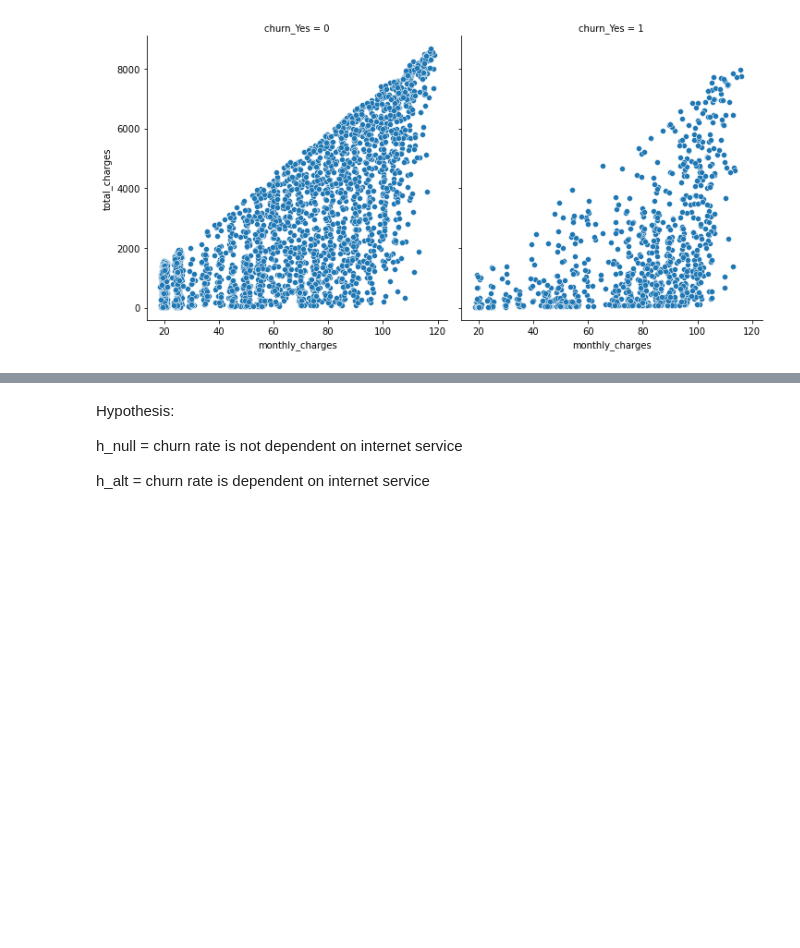
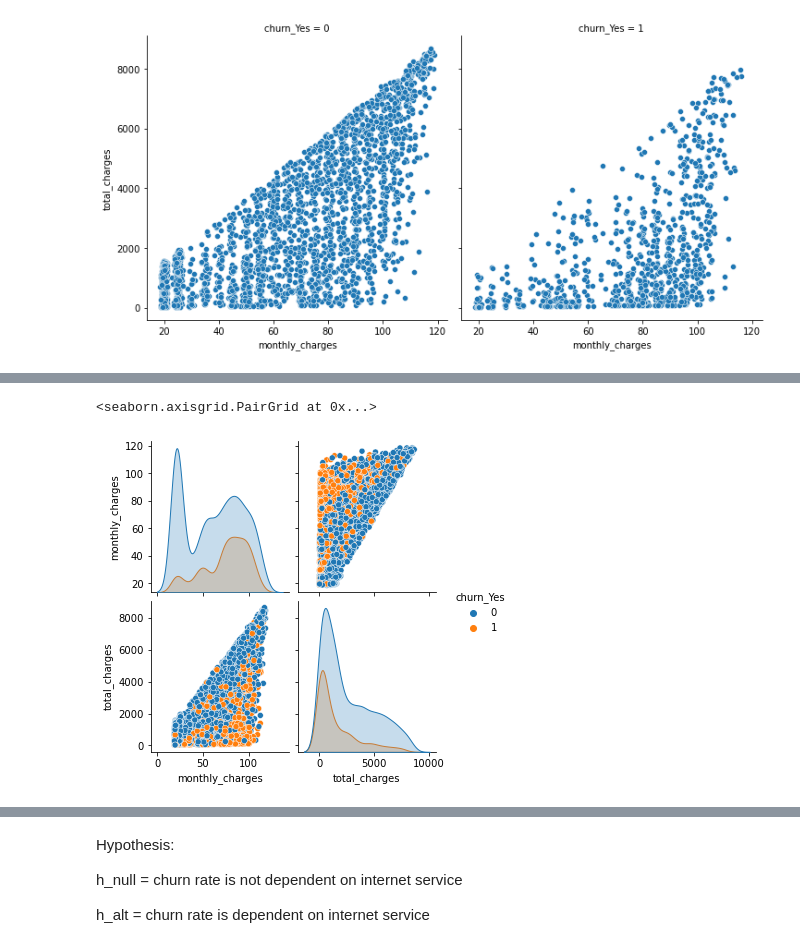
Before and after one commit to mariamnaqvi/predicting_customer_churn, a Jupyter notebook: final_report_telco.ipynb, the cells around one changed output, grey strips where cells are left out. Cells and saved outputs as stored; diff of their text form; code cells hidden in the pictures; blank space fills up the shorter version.

```diff
--- a/final_report_telco.ipynb
+++ b/final_report_telco.ipynb
@@ -122,0 +142,6 @@ plt.show()
+# %%
+# higher monthly charges for customers who churned
+sns.pairplot(train,vars=['monthly_charges', 'total_charges'], hue = 'churn_Yes')
+# %% [output]
+<seaborn.axisgrid.PairGrid at 0x...>
+[figure, added]
```
Also changed, not shown: parts of 40 cells of this notebook.
